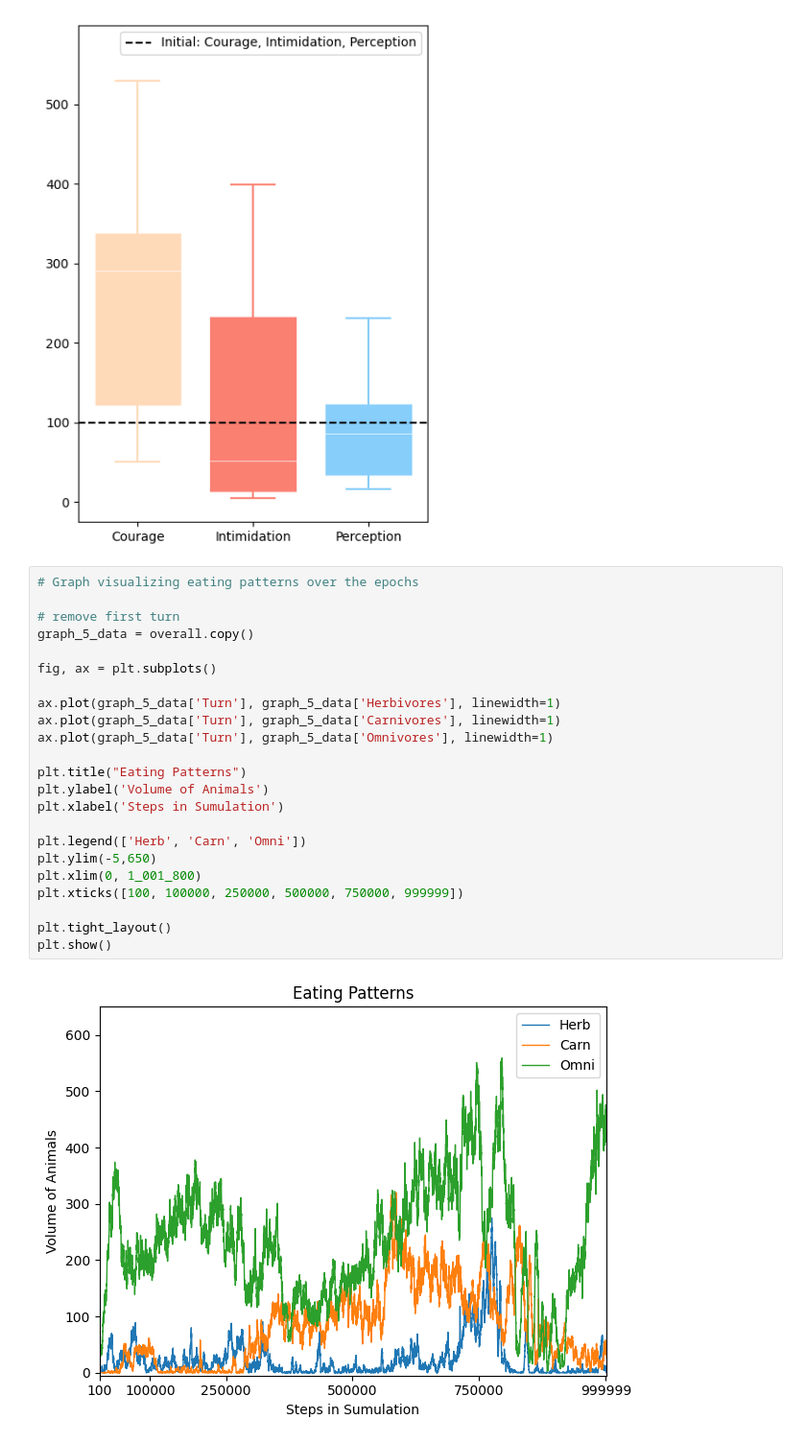
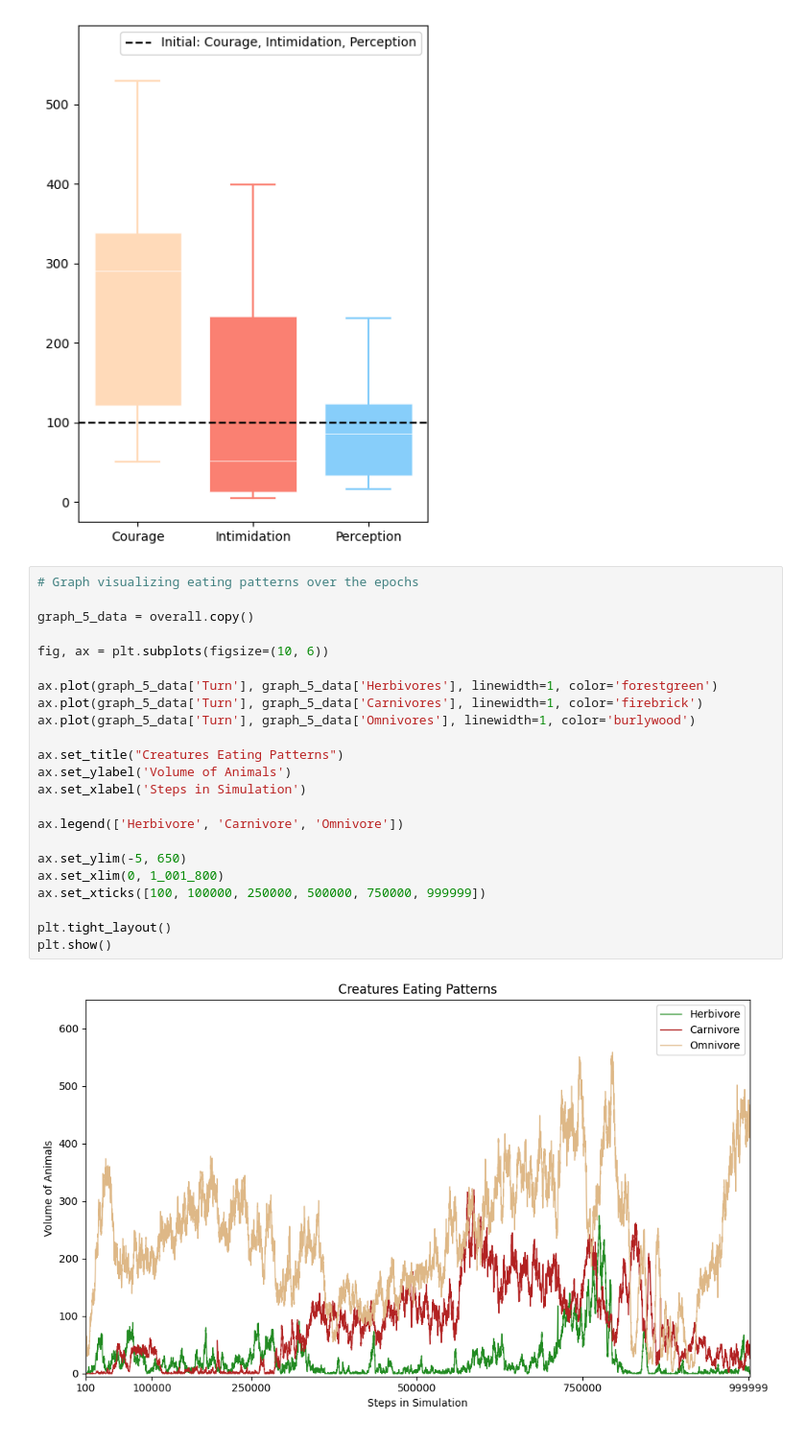
Before and after one commit to IanHornblower/CS-176-project, a Jupyter notebook: main.ipynb, the cells around one changed output. Shown at 96% size. Saved outputs shown, nothing was run; the diff lists cells and outputs as text.

Commit message:
All Visuals Finished, just needs polishing

```diff
--- a/main.ipynb
+++ b/main.ipynb
@@ -163,25 +163,25 @@ plt.show()
 # %%
 # Graph visualizing eating patterns over the epochs
 
-# remove first turn
 graph_5_data = overall.copy()
 
-fig, ax = plt.subplots()
+fig, ax = plt.subplots(figsize=(10, 6))
 
-ax.plot(graph_5_data['Turn'], graph_5_data['Herbivores'], linewidth=1)
-ax.plot(graph_5_data['Turn'], graph_5_data['Carnivores'], linewidth=1)
-ax.plot(graph_5_data['Turn'], graph_5_data['Omnivores'], linewidth=1)
+ax.plot(graph_5_data['Turn'], graph_5_data['Herbivores'], linewidth=1, color='forestgreen')
+ax.plot(graph_5_data['Turn'], graph_5_data['Carnivores'], linewidth=1, color='firebrick')
+ax.plot(graph_5_data['Turn'], graph_5_data['Omnivores'], linewidth=1, color='burlywood')
 
-plt.title("Eating Patterns")
-plt.ylabel('Volume of Animals')
-plt.xlabel('Steps in Sumulation')
+ax.set_title("Creatures Eating Patterns")
+ax.set_ylabel('Volume of Animals')
+ax.set_xlabel('Steps in Simulation')
 
-plt.legend(['Herb', 'Carn', 'Omni'])
-plt.ylim(-5,650)
-plt.xlim(0, 1_001_800)
-plt.xticks([100, 100000, 250000, 500000, 750000, 999999])
+ax.legend(['Herbivore', 'Carnivore', 'Omnivore'])
+
+ax.set_ylim(-5, 650)
+ax.set_xlim(0, 1_001_800)
+ax.set_xticks([100, 100000, 250000, 500000, 750000, 999999])
 
 plt.tight_layout()
 plt.show()
 # %% [output]
-[figure, old version]
+[figure, new version]
```
Also changed, not shown: parts of 3 cells of this notebook.
